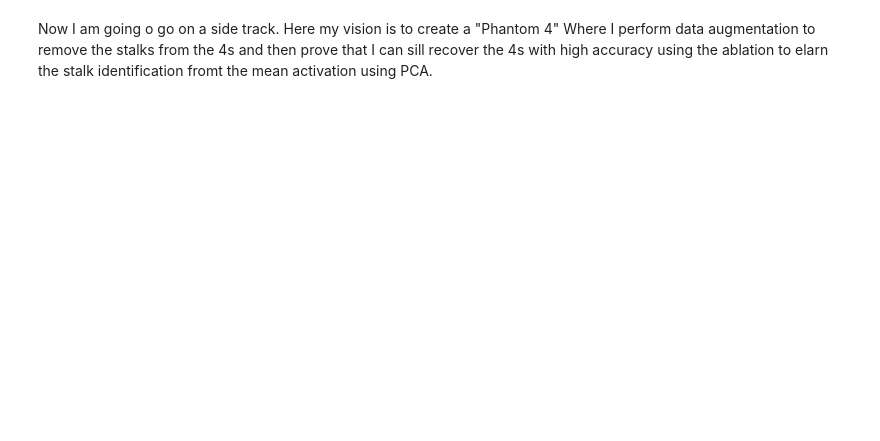
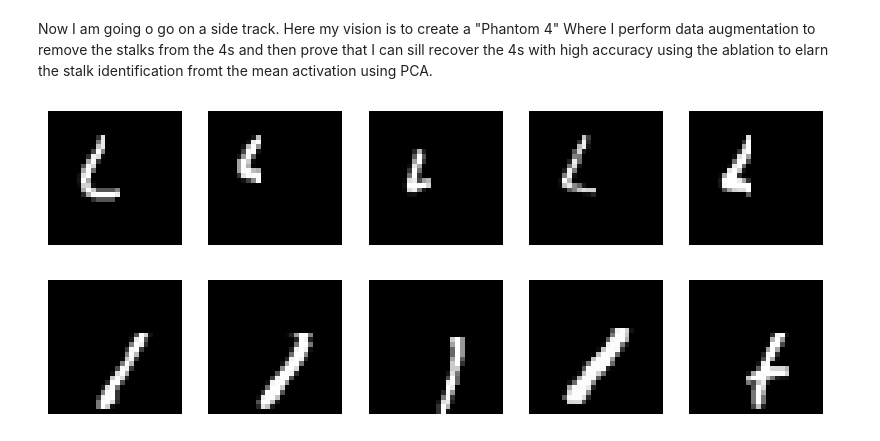
Before and after one commit to RyanLagasse/Learning-Feature-Activations, a Jupyter notebook: [0] FinalPhantom.ipynb, the cells around one changed output. Cells and saved outputs as stored; diff of their text form; code cells hidden in the pictures; blank space fills up the shorter version.

Commit message:
Visuals for the single label is now working

```diff
--- a/[0] FinalPhantom.ipynb
+++ b/[0] FinalPhantom.ipynb
@@ -193,0 +261,43 @@ Now I am going o go on a side track. Here my vision is to create a "Phantom 4" W
+# %%
+# make a directory 7_dataset
+# if not os.path.exists('7_dataset'):
+#     os.makedirs('7_dataset', exist_ok=True)
+
+# Load the MNIST dataset
+(x_train, y_train), (x_test, y_test) = mnist.load_data()
+
+list_7s = [x_test[i] for i in range(len(x_test)) if y_test[i] == 7]
+ablated_list_7s = [x_test[i] for i in range(len(x_test)) if y_test[i] == 7]
+
+def find_best_line(image):
+    row_sums = [sum(row) for row in image]
+    max_row_idx = row_sums.index(max(row_sums))
+    return max_row_idx
+
+def ablated7(image, index):
+    max_row_idx = find_best_line(image)
+    image = image.reshape(28, 28)
+    image[:(max_row_idx+3), :] = 0  # Fill between max_row_idx and 27 with black
+    image[:17, :13] = 0  # Fill between 0 and 17 with black in the range 0 to 12
+    # plt.imshow(image, cmap='gray')
+    # np.save('7_dataset/abalated_image_' + str(index), image)
+
+(x_train, y_train), (x_test, y_test) = mnist.load_data()
+list_7s = [x_test[i] for i in range(len(x_test)) if y_test[i] == 7]
+
+for index, image in enumerate(ablated_list_7s):
+    ablated7(image, index)
+# %%
+# show the first 5 images of the ablated 4s and 7s
+ablation_data = [ablated_list_4s, ablated_list_7s]
+
+for data in ablation_data:
+    plt.figure(figsize=(10, 10))
+    for i in range(5):
+        plt.subplot(1, 5, i + 1)
+        plt.imshow(data[i], cmap='gray')
+        plt.axis('off')
+    plt.show()
+# %% [output]
+[figure, added]
+[figure, added]
```
Also changed, not shown: parts of 6 cells of this notebook, 1 other file.
